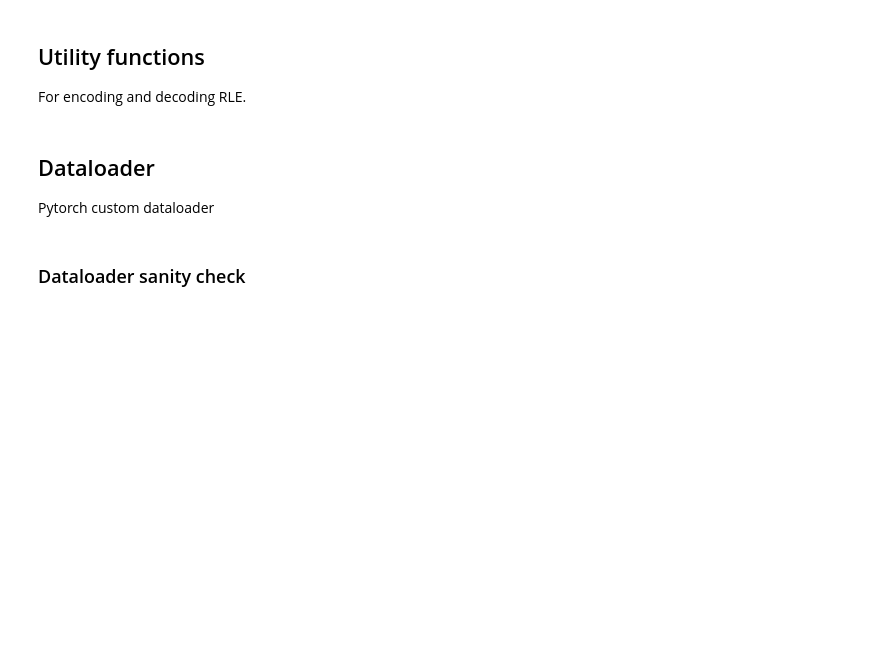
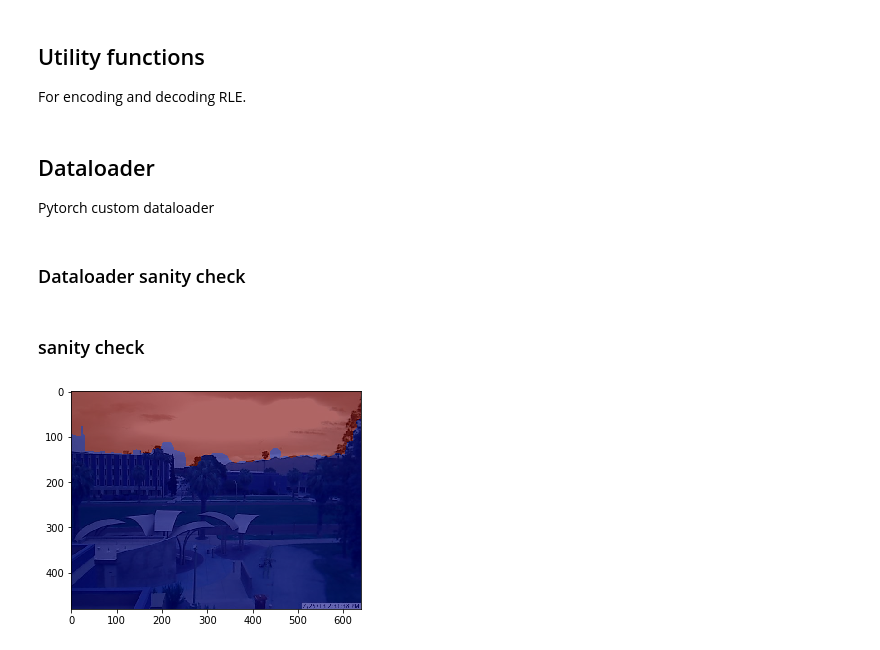
Before and after one commit to NBNARADHYA/NM381_TeamSkylake, a Jupyter notebook: Machine Learning/final_notebook.ipynb, the cells around one changed output. Saved outputs shown, nothing was run; the diff lists cells and outputs as text; code cells hidden in the pictures; blank space fills up the shorter version.

```diff
--- a/Machine Learning/final_notebook.ipynb
+++ b/Machine Learning/final_notebook.ipynb
@@ -181,0 +185,14 @@ dataloader = provider(
+# %% [markdown]
+### sanity check
+# %%
+df=pd.read_csv('data.csv')
+# %%
+image = df['image'].iloc[7000]
+mask = df['mask'].iloc[7000]
+image=cv2.imread(image)
+mask = cv2.imread(mask)
+plt.imshow(image,'gray',interpolation=None)
+plt.imshow(mask[:,:,0],'jet',alpha=0.6,interpolation=None)
+plt.show()
+# %% [output]
+[figure, added]
```
Also changed, not shown: parts of 15 cells of this notebook.
